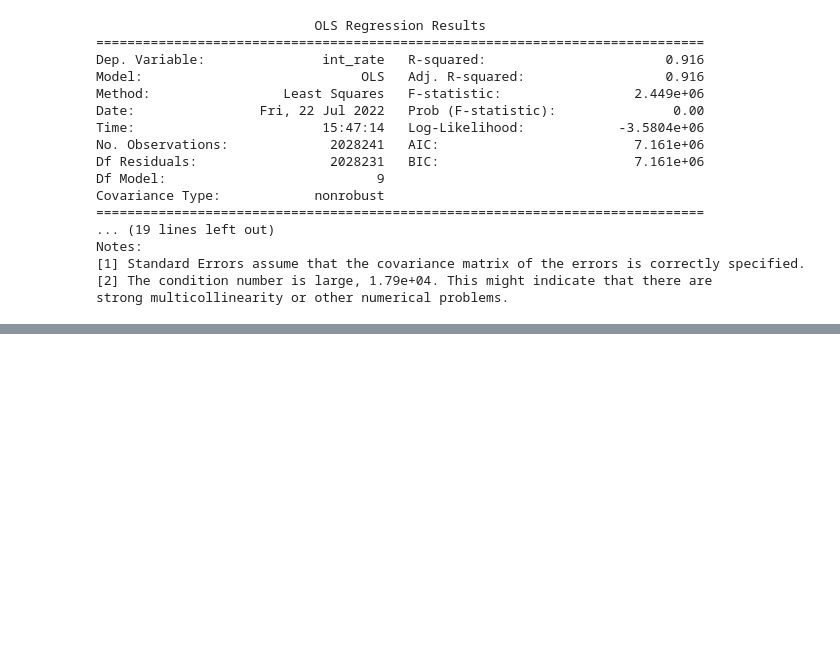
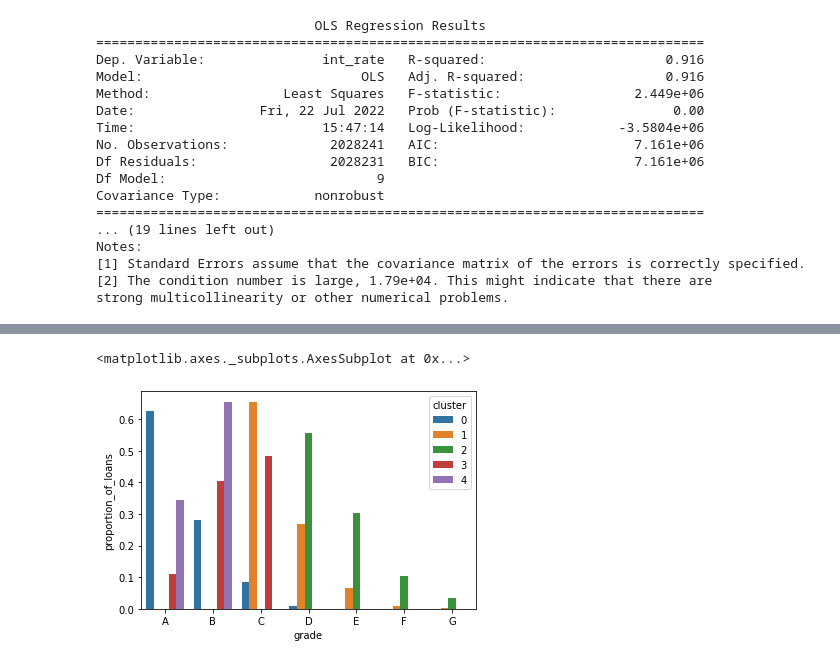
Before and after one commit to jeremylee73/citadel-summer-invitational, a Jupyter notebook: jeremy-lee-regressions.ipynb, the cells around one changed output, grey strips where cells are left out. Cells and saved outputs as stored; diff of their text form; code cells hidden in the pictures; blank space fills up the shorter version.

```diff
--- a/jeremy-lee-regressions.ipynb
+++ b/jeremy-lee-regressions.ipynb
@@ -177,0 +267,12 @@ strong multicollinearity or other numerical problems.
+# %%
+plot_df = pd.concat([filtered_accepted[filtered_accepted['cluster'] == 0].grade.value_counts(normalize=True).reset_index(),
+                     filtered_accepted[filtered_accepted['cluster'] == 1].grade.value_counts(normalize=True).reset_index(),
+                     filtered_accepted[filtered_accepted['cluster'] == 2].grade.value_counts(normalize=True).reset_index(),
+                     filtered_accepted[filtered_accepted['cluster'] == 3].grade.value_counts(normalize=True).reset_index(),
+                     filtered_accepted[filtered_accepted['cluster'] == 4].grade.value_counts(normalize=True).reset_index()])
+
+cluster_names = [0]*7 + [1]*7 + [2]*7 + [3]*7 + [4]*7
+
+plot_df['cluster'] = cluster_names
+plot_df.rename(columns={'grade': 'proportion_of_loans', 'index': 'grade'}, inplace=True)
+plot_df.head()
@@ -177,0 +286,5 @@ strong multicollinearity or other numerical problems.
+# %%
+sns.barplot(data=plot_df, x='grade', y='proportion_of_loans', hue='cluster')
+# %% [output]
+<matplotlib.axes._subplots.AxesSubplot at 0x...>
+[figure, added]
```
Also changed, not shown: parts of 22 cells of this notebook.
